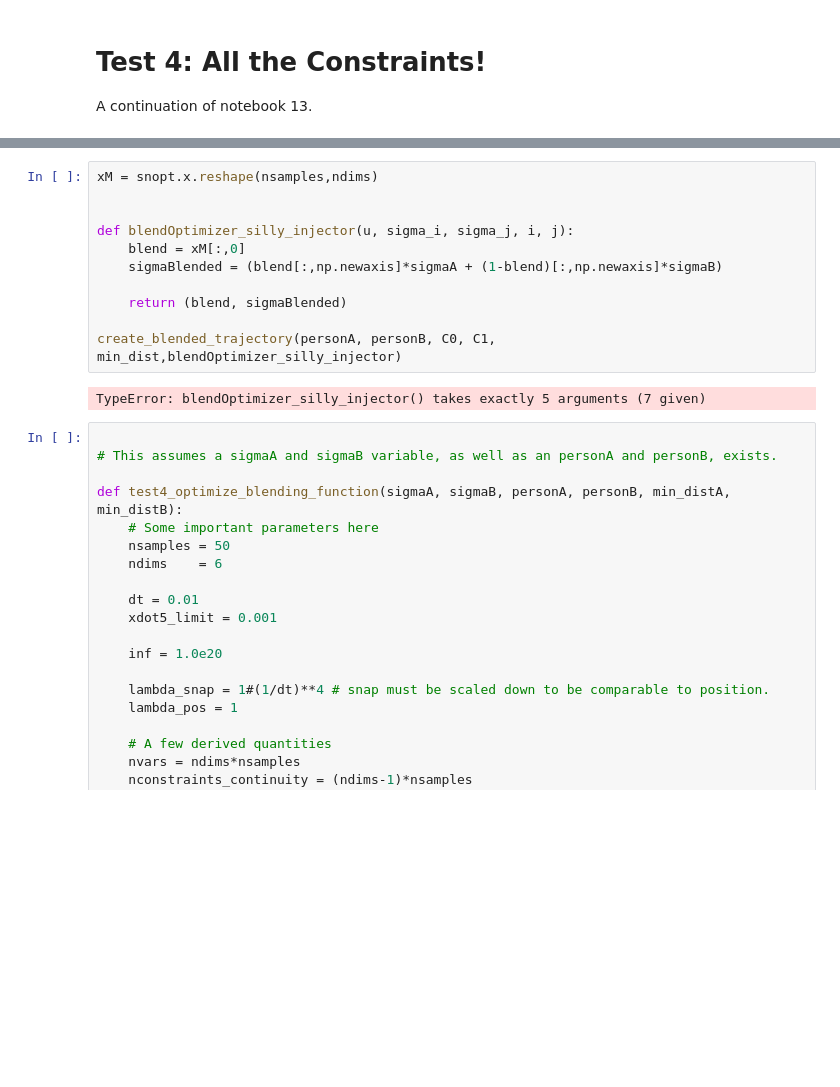
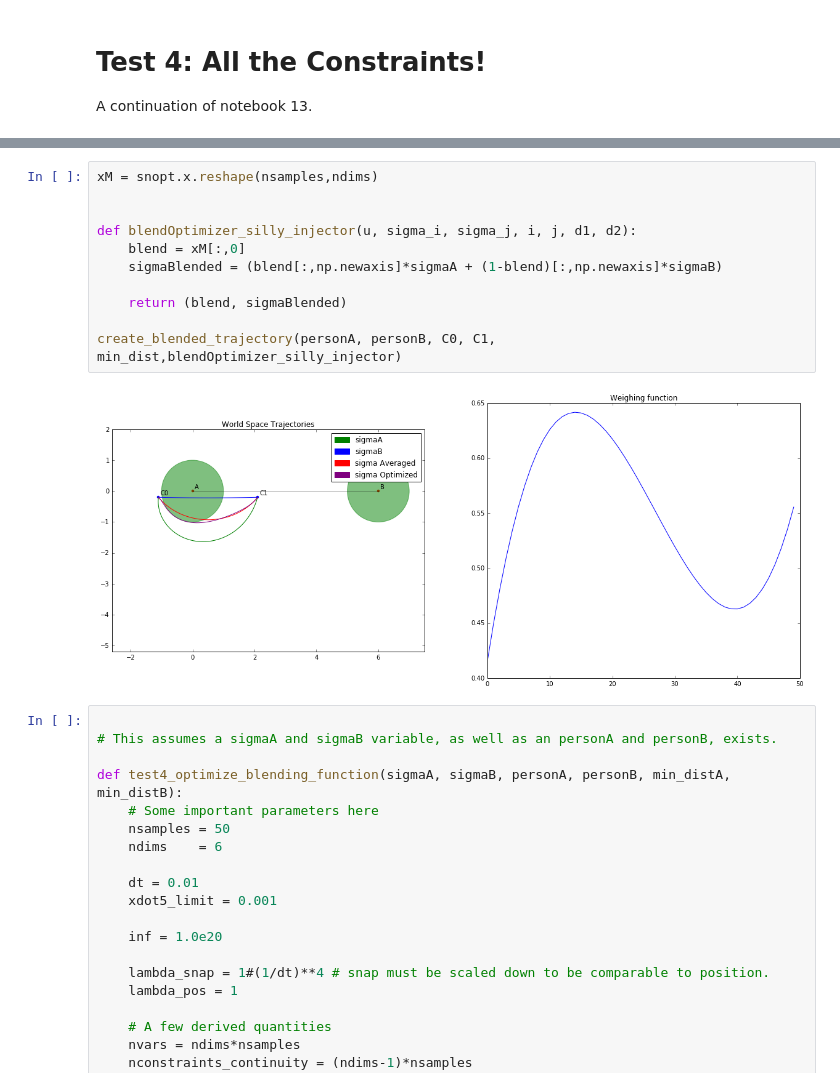
Before and after one commit to njoubert/spooky, a Jupyter notebook: experiments/ipython/15 - NJ - Optimizing all constraints and objectives of the blending function for two spherically interpolated trajectories.ipynb, the cells around one changed output, grey strips where cells are left out. Cells and saved outputs as stored; diff of their text form; blank space fills up the shorter version.

```diff
--- a/experiments/ipython/15 - NJ - Optimizing all constraints and objectives of the blending function for two spherically interpolated trajectories.ipynb
+++ b/experiments/ipython/15 - NJ - Optimizing all constraints and objectives of the blending function for two spherically interpolated trajectories.ipynb
@@ -421,16 +421,16 @@ Value of objective function: 0.00316127
 # %%
 xM = snopt.x.reshape(nsamples,ndims)
 
 
-def blendOptimizer_silly_injector(u, sigma_i, sigma_j, i, j):
+def blendOptimizer_silly_injector(u, sigma_i, sigma_j, i, j, d1, d2):
     blend = xM[:,0]
     sigmaBlended = (blend[:,np.newaxis]*sigmaA + (1-blend)[:,np.newaxis]*sigmaB)
 
     return (blend, sigmaBlended)
 
 create_blended_trajectory(personA, personB, C0, C1, min_dist,blendOptimizer_silly_injector)
 # %% [output]
-TypeError: blendOptimizer_silly_injector() takes exactly 5 arguments (7 given)
+[figure, added]
 # %%
 
 # This assumes a sigmaA and sigmaB variable, as well as an personA and personB, exists.
```
Also changed, not shown: parts of 9 cells of this notebook.
